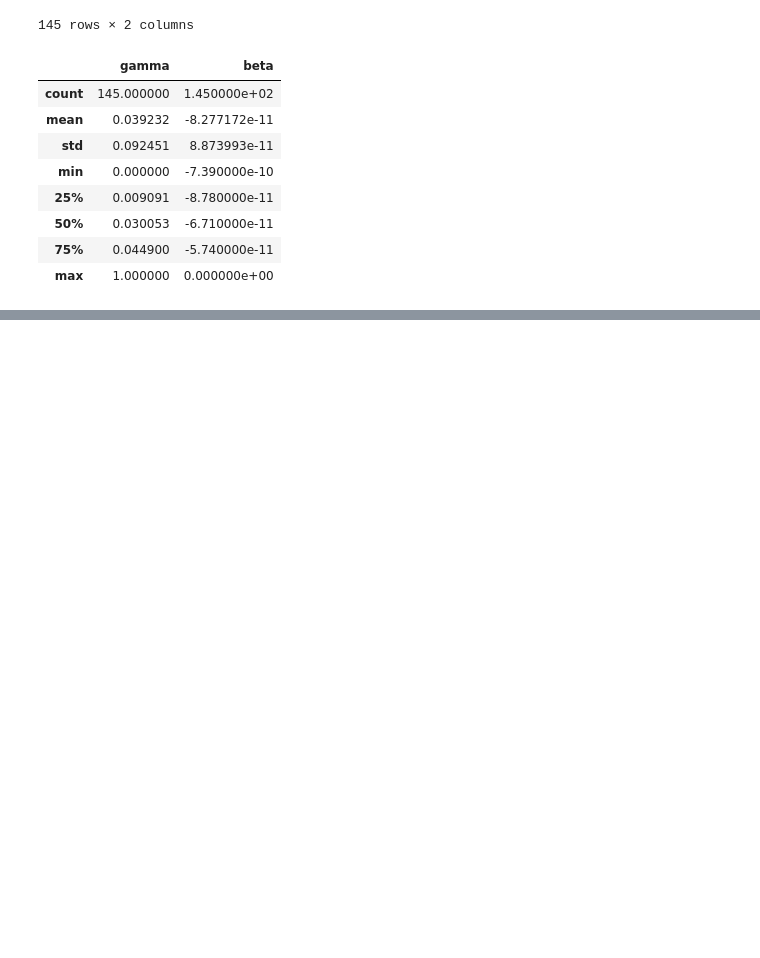
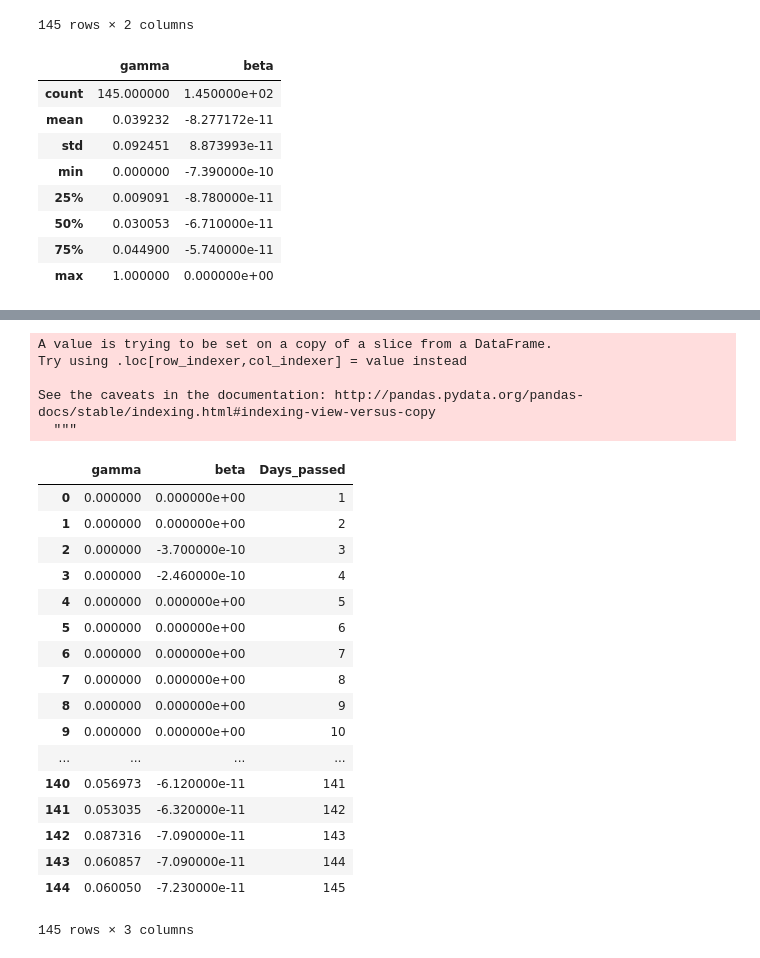
Before and after one commit to sushanth1999/BTP, a Jupyter notebook: BTP_1.2/sir_jp.ipynb, the cells around one changed output, grey strips where cells are left out. Drawn from its saved outputs; the diff is of its cells as text; code cells hidden in the pictures; blank space fills up the shorter version.

```diff
--- a/BTP_1.2/sir_jp.ipynb
+++ b/BTP_1.2/sir_jp.ipynb
@@ -212,0 +191,33 @@ if __name__ == "__main__":
+# %%
+a = []
+for i in range(1,146):
+  a.append(i)
+
+data['Days_passed'] = a
+# %% [output]
+A value is trying to be set on a copy of a slice from a DataFrame.
+Try using .loc[row_indexer,col_indexer] = value instead
+
+See the caveats in the documentation: http://pandas.pydata.org/pandas-docs/stable/indexing.html#indexing-view-versus-copy
+  """
+# %%
+data
+# %% [output]
+|  | gamma | beta | Days_passed |
+| 0 | 0.000000 | 0.000000e+00 | 1 |
+| 1 | 0.000000 | 0.000000e+00 | 2 |
+| 2 | 0.000000 | -3.700000e-10 | 3 |
+| 3 | 0.000000 | -2.460000e-10 | 4 |
+| 4 | 0.000000 | 0.000000e+00 | 5 |
+| 5 | 0.000000 | 0.000000e+00 | 6 |
+| 6 | 0.000000 | 0.000000e+00 | 7 |
+| 7 | 0.000000 | 0.000000e+00 | 8 |
+| 8 | 0.000000 | 0.000000e+00 | 9 |
+| 9 | 0.000000 | 0.000000e+00 | 10 |
+| ... | ... | ... | ... |
+| 140 | 0.056973 | -6.120000e-11 | 141 |
+| 141 | 0.053035 | -6.320000e-11 | 142 |
+| 142 | 0.087316 | -7.090000e-11 | 143 |
+| 143 | 0.060857 | -7.090000e-11 | 144 |
+| 144 | 0.060050 | -7.230000e-11 | 145 |
+145 rows × 3 columns
```
Also changed, not shown: parts of 9 cells of this notebook.
